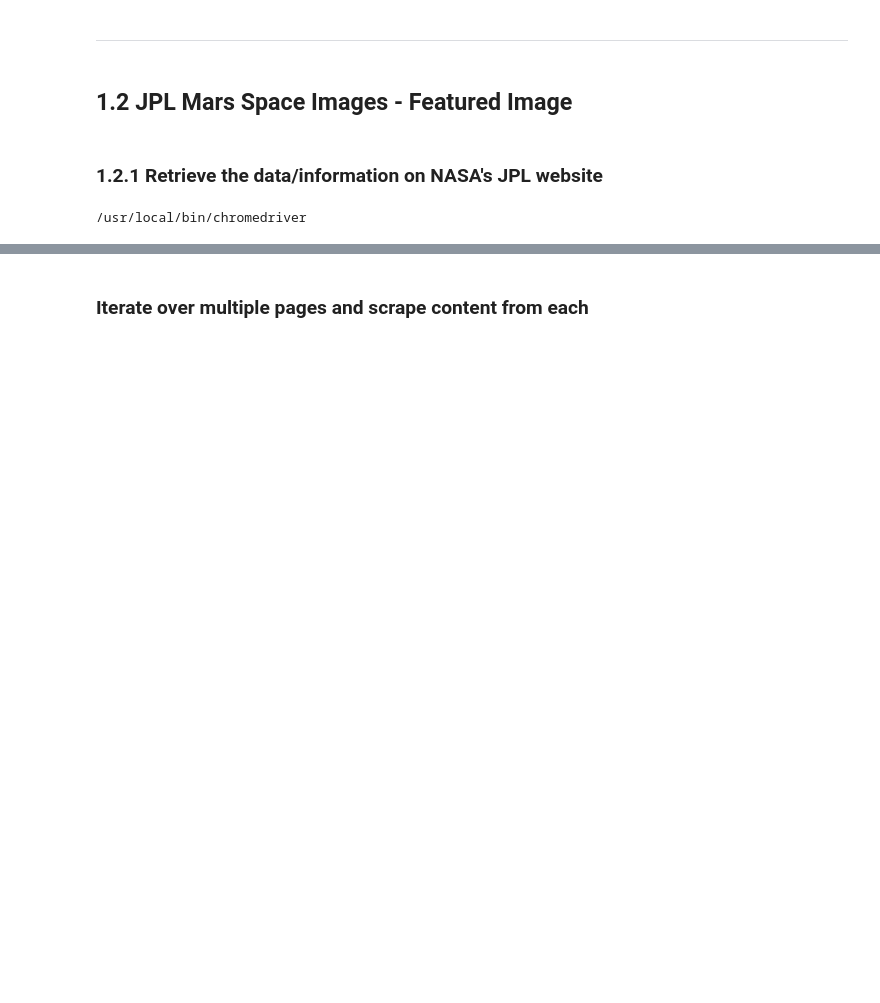
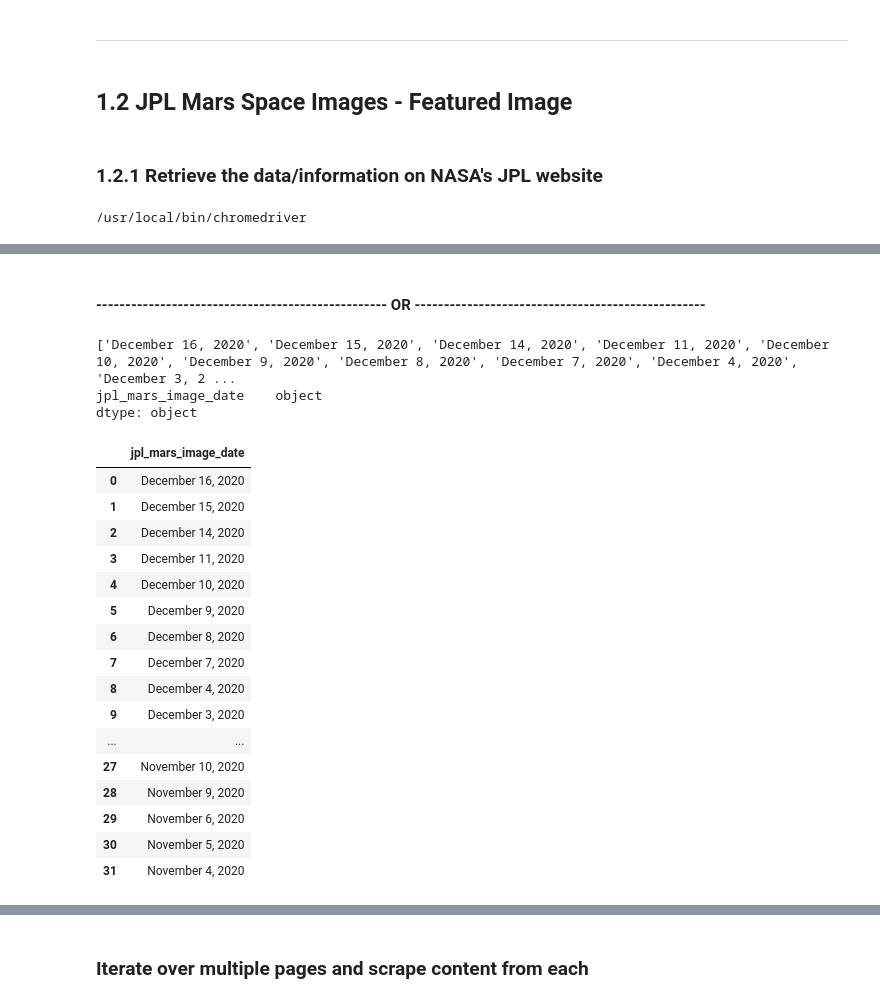
Before and after one commit to vc-adams/Mission_to_Mars_Web_Application, a Jupyter notebook: Missions_to_Mars/mission_to_mars.ipynb, the cells around one changed output, grey strips where cells are left out. Drawn from its saved outputs; the diff is of its cells as text; code cells hidden in the pictures; blank space fills up the shorter version.

Commit message:
Started on  Step 1.2 - JPL Mars Space Images - Featured Image.

```diff
--- a/Missions_to_Mars/mission_to_mars.ipynb
+++ b/Missions_to_Mars/mission_to_mars.ipynb
@@ -198,0 +152,6 @@ NoSuchWindowException: Message: no such window: window was already closed
+# %%
+# Collect all the h3 tags with a class = release_date
+h3_tags_class_release_date = soup.body.find_all("h3", class_="release_date")
+
+print(len(h3_tags_class_release_date))
+type(h3_tags_class_release_date)
@@ -198,0 +163,8 @@ NoSuchWindowException: Message: no such window: window was already closed
+# %%
+# Determine which image is the most recent
+index_no = 0
+
+for img in h3_tags_class_release_date:
+    print(f"[{index_no}] {img.text}")
+#     img_date.append(img.text)
+    index_no = index_no + 1
@@ -198,0 +189,40 @@ NoSuchWindowException: Message: no such window: window was already closed
+# %% [markdown]
+#### -------------------------------------------------- OR --------------------------------------------------
+# %%
+# Loop through and print the all of the div tags with a class = content_title with it's index numberr
+index_no =  0
+img_date_list = []
+
+# Append the text of the div tags with a class = img to a list
+for img in h3_tags_class_release_date:
+#     print(f"[{index_no}] {img.text}")
+    img_date_list.append(img.text)
+    index_no = index_no + 1
+print(img_date)
+
+# Convert to a Dataframe
+img_date_df = pd.DataFrame(img_date)
+img_date_df = img_date_df.rename(columns = {0: "jpl_mars_image_date"})
+print(img_date_df.dtypes)
+img_date_df
+# %% [output]
+['December 16, 2020', 'December 15, 2020', 'December 14, 2020', 'December 11, 2020', 'December 10, 2020', 'December 9, 2020', 'December 8, 2020', 'December 7, 2020', 'December 4, 2020', 'December 3, 2 ...
+jpl_mars_image_date    object
+dtype: object
+|  | jpl_mars_image_date |
+| 0 | December 16, 2020 |
+| 1 | December 15, 2020 |
+| 2 | December 14, 2020 |
+| 3 | December 11, 2020 |
+| 4 | December 10, 2020 |
+| 5 | December 9, 2020 |
+| 6 | December 8, 2020 |
+| 7 | December 7, 2020 |
+| 8 | December 4, 2020 |
+| 9 | December 3, 2020 |
+| ... | ... |
+| 27 | November 10, 2020 |
+| 28 | November 9, 2020 |
+| 29 | November 6, 2020 |
+| 30 | November 5, 2020 |
+| 31 | November 4, 2020 |
```
Also changed, not shown: parts of 47 cells of this notebook.
